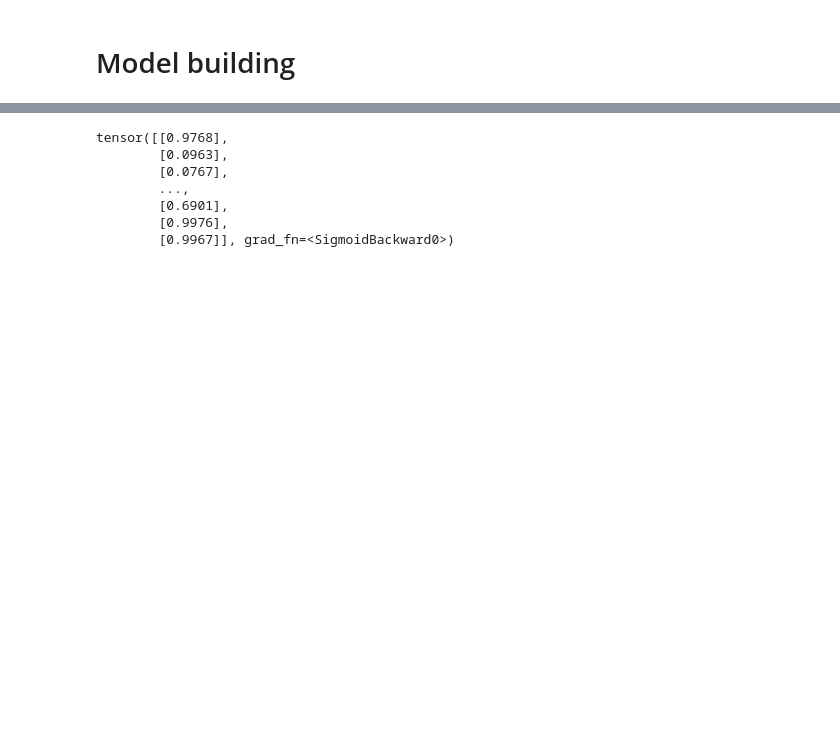
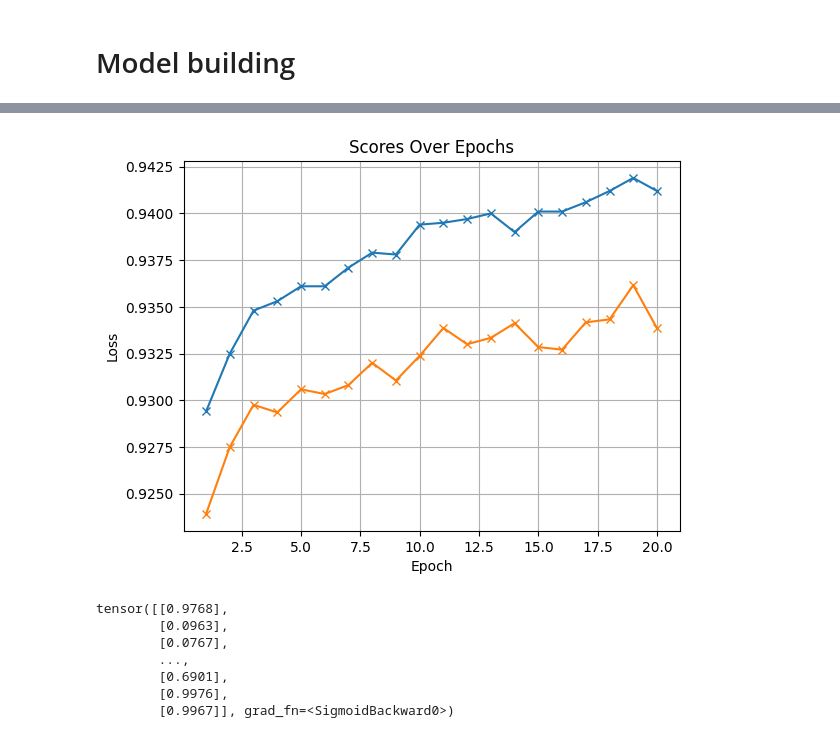
Before and after one commit to ReadingHui/tabular-playground-s4e10-loan-approval, a Jupyter notebook: loan-approval-pytorch.ipynb, the cells around one changed output, grey strips where cells are left out. Cells and saved outputs as stored; diff of their text form; code cells hidden in the pictures; blank space fills up the shorter version.

```diff
--- a/loan-approval-pytorch.ipynb
+++ b/loan-approval-pytorch.ipynb
@@ -298,3 +295,7 @@ loss_hist
+# %%
+model.plot_loss(loss=False, score=True)
+# %% [output]
+[figure, added]
 # %%
 model.predict(X_train)
 # %% [output]
```
Also changed, not shown: parts of 6 cells of this notebook.
